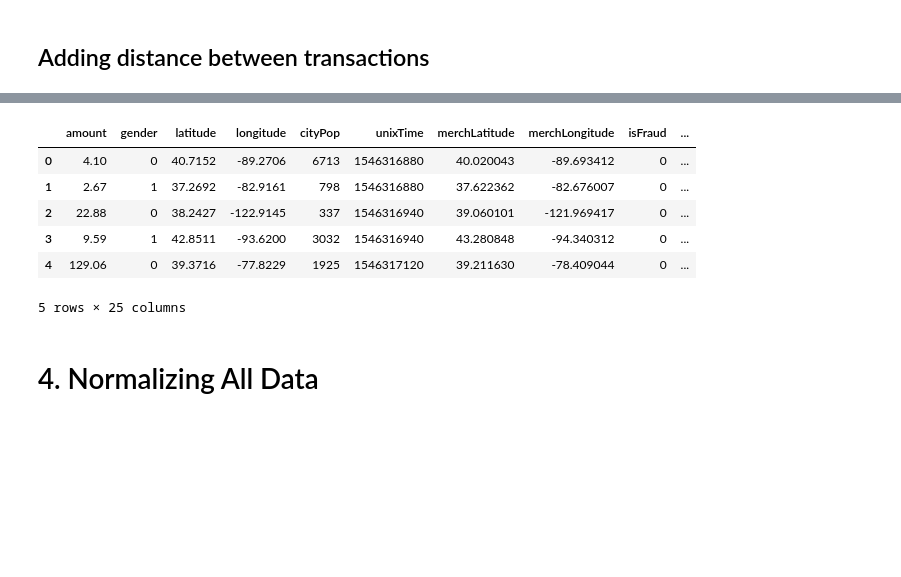
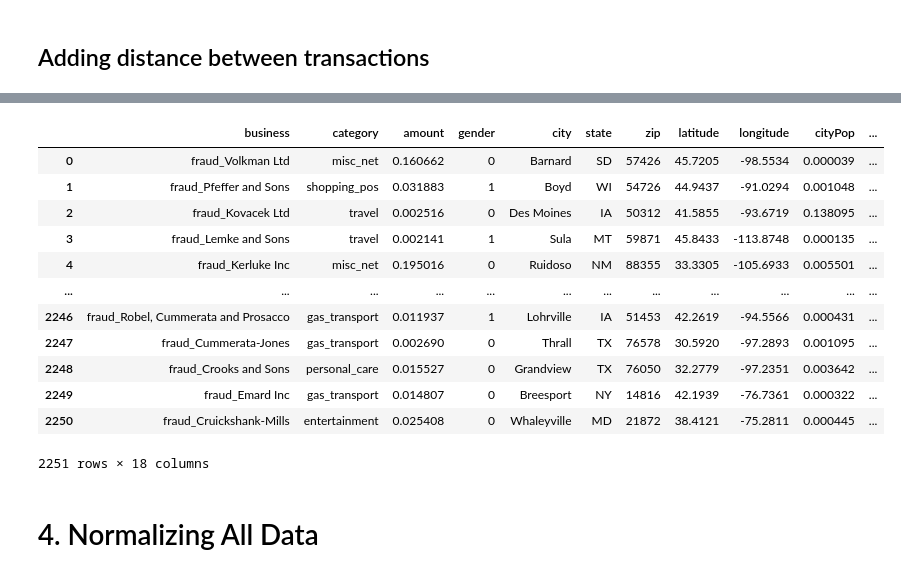
Before and after one commit to ethan-rng/dataquest, a Jupyter notebook: dataset.ipynb, the cells around one changed output, grey strips where cells are left out. Saved outputs shown, nothing was run; the diff lists cells and outputs as text; code cells hidden in the pictures; blank space fills up the shorter version.

```diff
--- a/dataset.ipynb
+++ b/dataset.ipynb
@@ -149,13 +186,19 @@ df.sample(5)
-# %%
-df.head()
-# %% [output]
-|  | amount | gender | latitude | longitude | cityPop | unixTime | merchLatitude | merchLongitude | isFraud | ... |
-| 0 | 4.10 | 0 | 40.7152 | -89.2706 | 6713 | 1546316880 | 40.020043 | -89.693412 | 0 | ... |
-| 1 | 2.67 | 1 | 37.2692 | -82.9161 | 798 | 1546316880 | 37.622362 | -82.676007 | 0 | ... |
-| 2 | 22.88 | 0 | 38.2427 | -122.9145 | 337 | 1546316940 | 39.060101 | -121.969417 | 0 | ... |
-| 3 | 9.59 | 1 | 42.8511 | -93.6200 | 3032 | 1546316940 | 43.280848 | -94.340312 | 0 | ... |
-| 4 | 129.06 | 0 | 39.3716 | -77.8229 | 1925 | 1546317120 | 39.211630 | -78.409044 | 0 | ... |
-5 rows × 25 columns
+# %%
+df
+# %% [output]
+|  | business | category | amount | gender | city | state | zip | latitude | longitude | cityPop | ... |
+| 0 | fraud_Volkman Ltd | misc_net | 0.160662 | 0 | Barnard | SD | 57426 | 45.7205 | -98.5534 | 0.000039 | ... |
+| 1 | fraud_Pfeffer and Sons | shopping_pos | 0.031883 | 1 | Boyd | WI | 54726 | 44.9437 | -91.0294 | 0.001048 | ... |
+| 2 | fraud_Kovacek Ltd | travel | 0.002516 | 0 | Des Moines | IA | 50312 | 41.5855 | -93.6719 | 0.138095 | ... |
+| 3 | fraud_Lemke and Sons | travel | 0.002141 | 1 | Sula | MT | 59871 | 45.8433 | -113.8748 | 0.000135 | ... |
+| 4 | fraud_Kerluke Inc | misc_net | 0.195016 | 0 | Ruidoso | NM | 88355 | 33.3305 | -105.6933 | 0.005501 | ... |
+| ... | ... | ... | ... | ... | ... | ... | ... | ... | ... | ... | ... |
+| 2246 | fraud_Robel, Cummerata and Prosacco | gas_transport | 0.011937 | 1 | Lohrville | IA | 51453 | 42.2619 | -94.5566 | 0.000431 | ... |
+| 2247 | fraud_Cummerata-Jones | gas_transport | 0.002690 | 0 | Thrall | TX | 76578 | 30.5920 | -97.2893 | 0.001095 | ... |
+| 2248 | fraud_Crooks and Sons | personal_care | 0.015527 | 0 | Grandview | TX | 76050 | 32.2779 | -97.2351 | 0.003642 | ... |
+| 2249 | fraud_Emard Inc | gas_transport | 0.014807 | 0 | Breesport | NY | 14816 | 42.1939 | -76.7361 | 0.000322 | ... |
+| 2250 | fraud_Cruickshank-Mills | entertainment | 0.025408 | 0 | Whaleyville | MD | 21872 | 38.4121 | -75.2811 | 0.000445 | ... |
+2251 rows × 18 columns
 # %% [markdown]
 # 4. Normalizing All Data
 # %%
```
Also changed, not shown: parts of 18 cells of this notebook, 7 other files.
